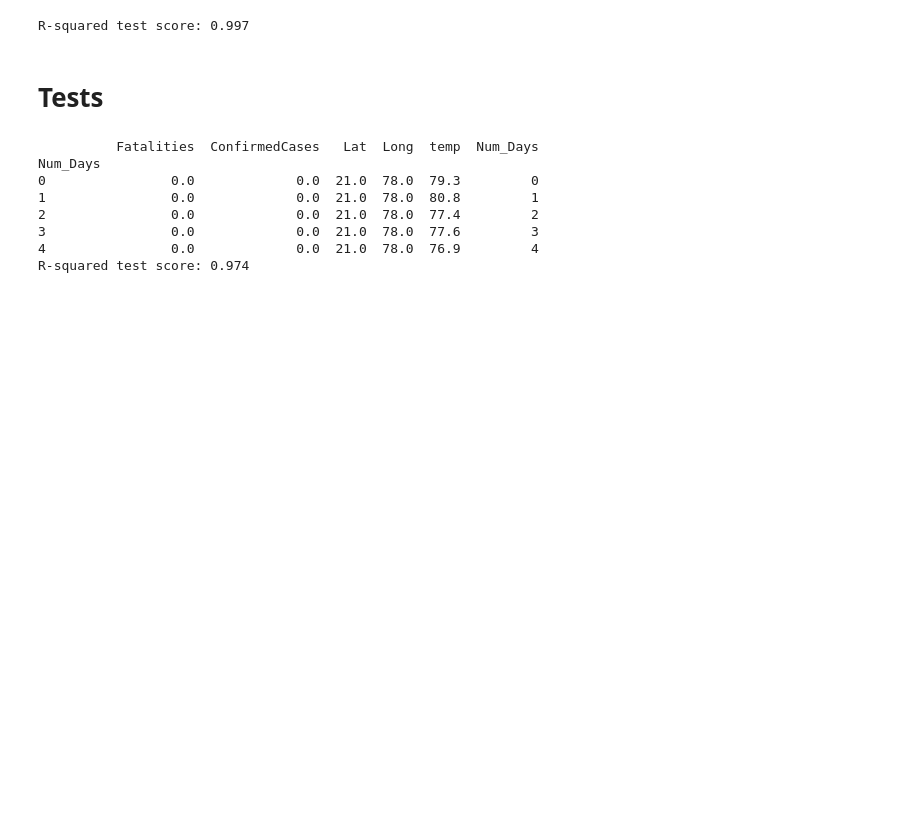
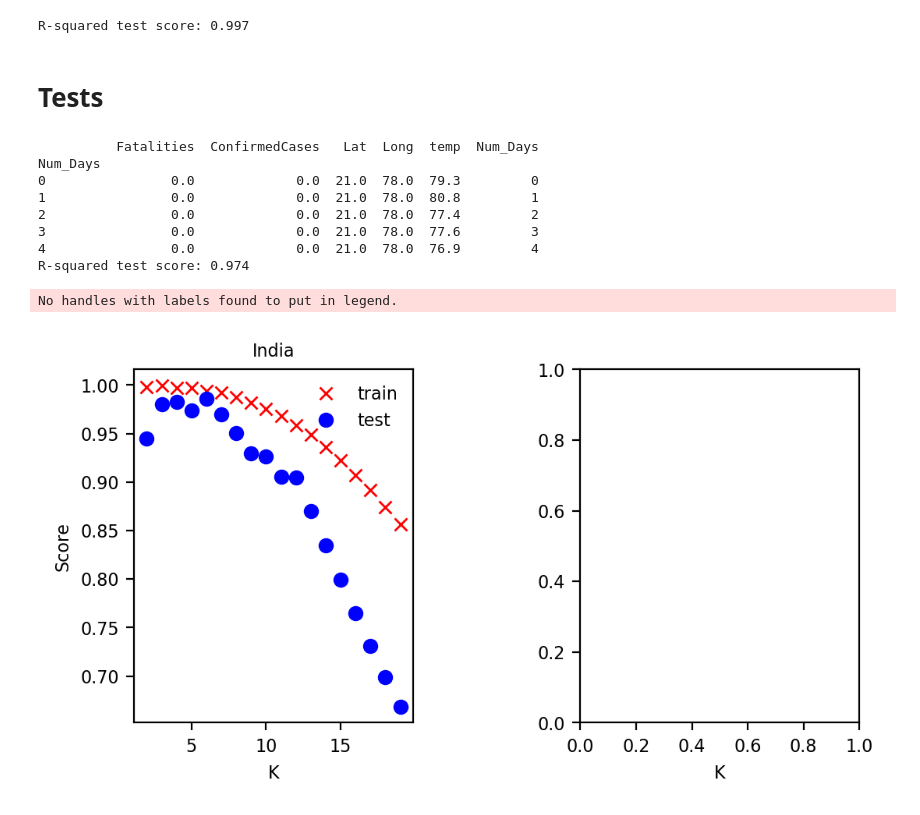
Before and after one commit to mail02ankit/covid19, a Jupyter notebook: ankit_notebook.ipynb, the cells around one changed output. Drawn from its saved outputs; the diff is of its cells as text; code cells hidden in the pictures; blank space fills up the shorter version.

```diff
--- a/ankit_notebook.ipynb
+++ b/ankit_notebook.ipynb
@@ -490,6 +490,45 @@ Num_Days
 3                0.0             0.0  21.0  78.0  77.6         3
 4                0.0             0.0  21.0  78.0  76.9         4
 R-squared test score: 0.974
+# %%
+# Optimization over K - number of nearest neighbours.
+
+list_K_score = []
+for K in np.arange(2,20,1):
+    knnreg = KNeighborsRegressor(n_neighbors = K).fit(X_train, y_train)
+    train_score = knnreg.score(X_train, y_train)
+    test_score = knnreg.score(X_test, y_test)
+    list_K_score.append( [K, train_score, test_score] )
+
+#     print('[K, train score, test_score]', [K, train_score, test_score])
+list_K_score = np.array( list_K_score )
+
+
+fig, ax = plt.subplots(1,2, figsize = (6,3), dpi=200)
+fig.subplots_adjust(wspace=0.6, hspace=0.0)
+ax = ax.ravel()
+fontl=8
+
+ax[0].plot(list_K_score[:,0], list_K_score[:,1], 'x',color='r', label='train')
+ax[0].plot(list_K_score[:,0], list_K_score[:,2], 'o',color='b', label='test')
+
+# ax[0].plot(X_test['Num_Days'], y_predict, '-',color='b', label='Prediction')
+
+for iPlot in [0,1]:
+    ax[iPlot].set_xlabel('K', fontsize=fontl)
+    ax[0].set_title( CName, fontsize=fontl)
+#     ax[1].set_title( 'Dead', fontsize=fontl)
+
+    ax[0].set_ylabel('Score', fontsize=fontl)
+#     ax[1].set_ylabel('Dead', fontsize=fontl)
+
+    ax[iPlot].legend( loc='upper right', frameon = 0, fontsize=fontl)
+    ax[iPlot].tick_params(axis='both', which='major', labelsize=1.0*fontl)
+
+#     ax[iPlot].set_xlim(10,)
+# %% [output]
+No handles with labels found to put in legend.
+[figure, added]
 # %%
 # Plot Predicted values
 y_predict = knnreg.predict(X_test)
```
Also changed, not shown: parts of 1 cell of this notebook.
